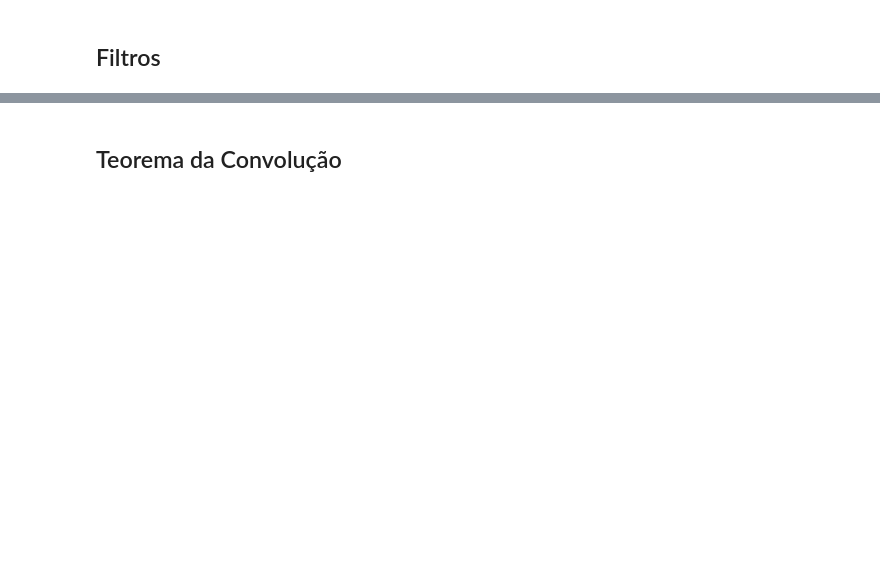
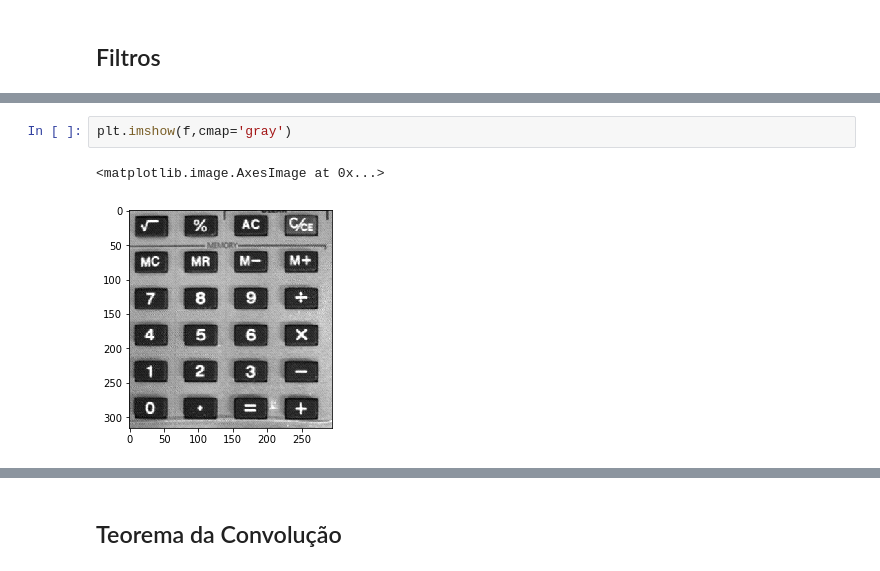
Before and after one commit to robertoalotufo/ia898, a Jupyter notebook: deliver/Aula8.ipynb, the cells around one changed output, grey strips where cells are left out. Saved outputs shown, nothing was run; the diff lists cells and outputs as text; blank space fills up the shorter version.

```diff
--- a/deliver/Aula8.ipynb
+++ b/deliver/Aula8.ipynb
@@ -141,0 +177,5 @@ plt.plot(y)
+# %%
+plt.imshow(f,cmap='gray')
+# %% [output]
+<matplotlib.image.AxesImage at 0x...>
+[figure, added]
```
Also changed, not shown: parts of 13 cells of this notebook, 2 other files.
